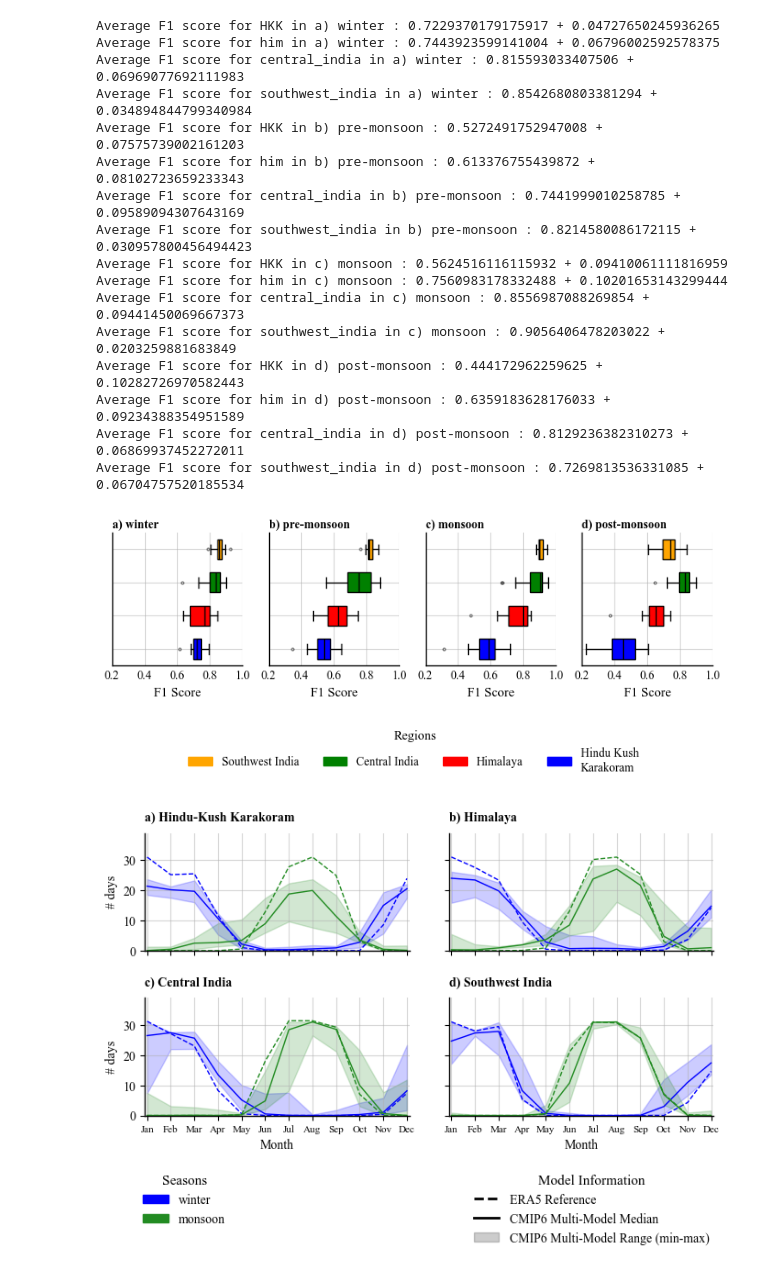
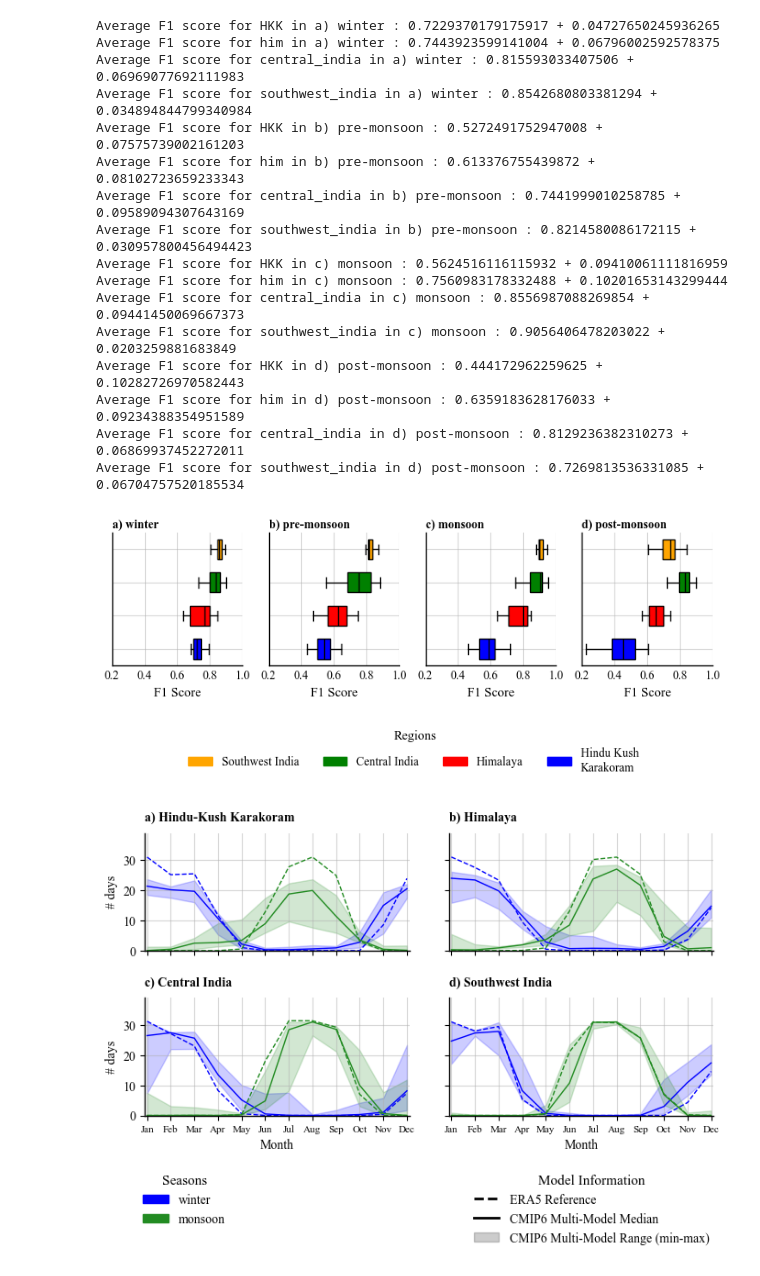
Before and after one commit to JGrassi97/XSeas, a Jupyter notebook: paper/03_classification.ipynb, the cells around one changed output. Saved outputs shown, nothing was run; the diff lists cells and outputs as text; code cells hidden in the pictures.

```diff
--- a/paper/03_classification.ipynb
+++ b/paper/03_classification.ipynb
@@ -80,6 +83,7 @@ for idx, season in enumerate(['a) winter', 'b) pre-monsoon', 'c) monsoon', 'd) p
             vert=False,
             patch_artist=True,
             widths=0.6,
+            showfliers=False,
             boxprops=dict(facecolor=col, color='black', lw=1, edgecolor='black'),
             medianprops=dict(color='black'),
             whiskerprops=dict(color='black'),
@@ -109,34 +113,34 @@ for a_x in ax.flatten():
     a_x.set_xticks(np.arange(0.2, 1.1, 0.2))
     a_x.set_xticklabels(np.arange(0.2, 1.1, 0.2).round(1), fontsize=10)
     a_x.tick_params(axis='both', which='both', length=0)
     a_x.set_yticklabels([])
 
 for i in range(4):
     ax[i].set_xlabel('F1 Score')
 
 ax[1].legend(handles=legend_patches, loc='upper left', bbox_to_anchor=(-.7, -0.4), fontsize=10, ncol=4, frameon=False, title='Regions')
 
 # Save figure
 f1_path = FIGURES_DIR / 'f1_scores.png'
 fig.savefig(f1_path, dpi=300, bbox_inches='tight', transparent=True)
 # %% [output]
 Average F1 score for HKK in a) winter : 0.7229370179175917 + 0.04727650245936265
 Average F1 score for him in a) winter : 0.7443923599141004 + 0.06796002592578375
 Average F1 score for central_india in a) winter : 0.815593033407506 + 0.06969077692111983
 Average F1 score for southwest_india in a) winter : 0.8542680803381294 + 0.034894844799340984
 Average F1 score for HKK in b) pre-monsoon : 0.5272491752947008 + 0.07575739002161203
 Average F1 score for him in b) pre-monsoon : 0.613376755439872 + 0.08102723659233343
 Average F1 score for central_india in b) pre-monsoon : 0.7441999010258785 + 0.09589094307643169
 Average F1 score for southwest_india in b) pre-monsoon : 0.8214580086172115 + 0.030957800456494423
 Average F1 score for HKK in c) monsoon : 0.5624516116115932 + 0.09410061111816959
 Average F1 score for him in c) monsoon : 0.7560983178332488 + 0.10201653143299444
 Average F1 score for central_india in c) monsoon : 0.8556987088269854 + 0.09441450069667373
 Average F1 score for southwest_india in c) monsoon : 0.9056406478203022 + 0.0203259881683849
 Average F1 score for HKK in d) post-monsoon : 0.444172962259625 + 0.10282726970582443
 Average F1 score for him in d) post-monsoon : 0.6359183628176033 + 0.09234388354951589
 Average F1 score for central_india in d) post-monsoon : 0.8129236382310273 + 0.06869937452272011
 Average F1 score for southwest_india in d) post-monsoon : 0.7269813536331085 + 0.06704757520185534
-[figure, old version]
+[figure, new version]
 # %%
 four_seas_reference_all_vars = CLUSTERING_PATH /'four_seas_all_vars_clust.nc'
 
```
Also changed, not shown: parts of 1 cell of this notebook, 2 other files.
